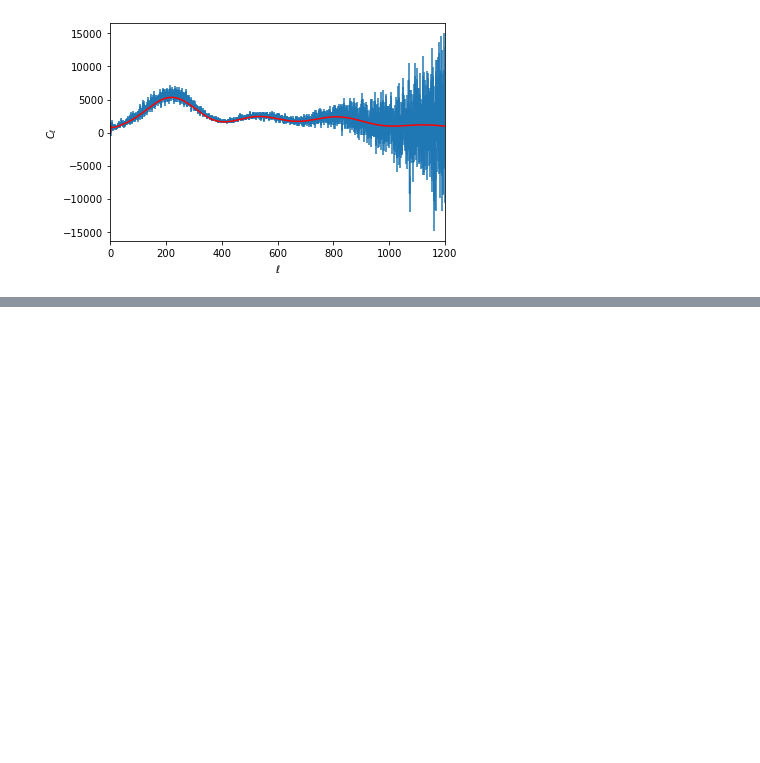
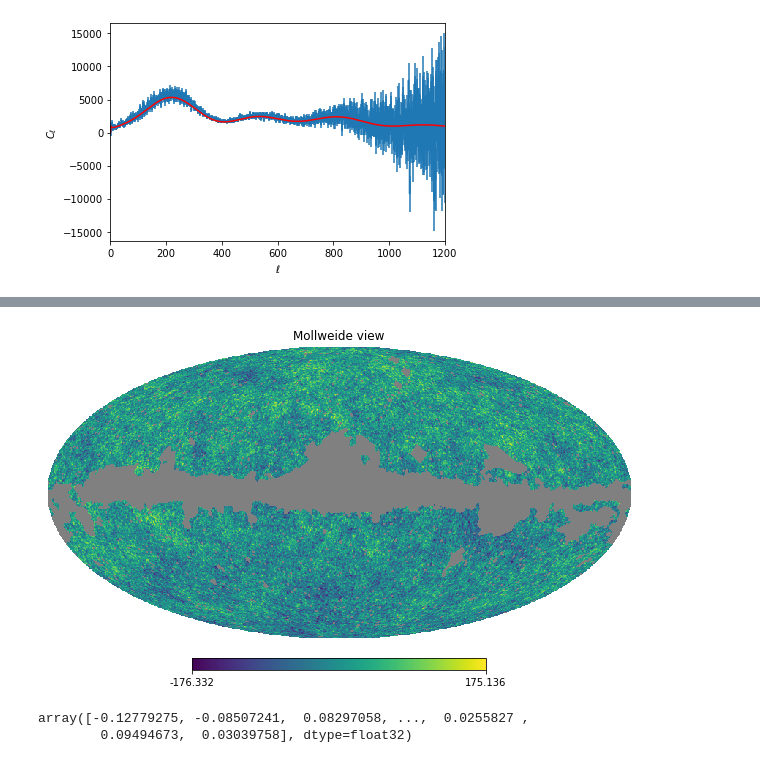
Before and after one commit to csabiu/astronomy, a Jupyter notebook: Astronomy_CMB.ipynb, the cells around one changed output, grey strips where cells are left out. Saved outputs shown, nothing was run; the diff lists cells and outputs as text; code cells hidden in the pictures; blank space fills up the shorter version.

```diff
--- a/Astronomy_CMB.ipynb
+++ b/Astronomy_CMB.ipynb
@@ -195,0 +249,12 @@ plt.show()
+# %%
+wmap_map_I_masked.mask = np.logical_not(mask)
+map_masked=hp.ma(map)
+map_masked.mask= np.logical_not(mask)
+hp.mollview(map_masked.filled())
+# %% [output]
+[figure, added]
+# %%
+wmap_map_I.
+# %% [output]
+array([-0.12779275, -0.08507241,  0.08297058, ...,  0.0255827 ,
+        0.09494673,  0.03039758], dtype=float32)
```
Also changed, not shown: parts of 8 cells of this notebook.
